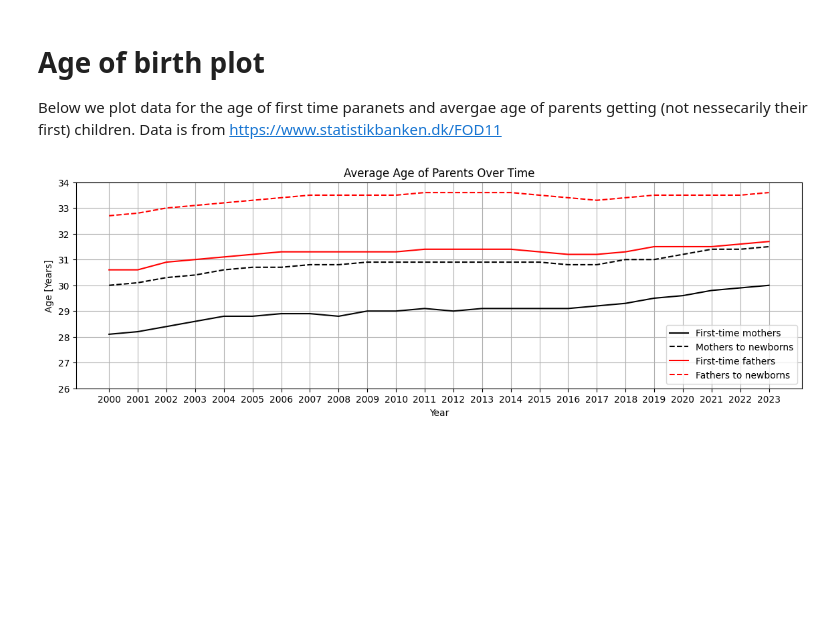
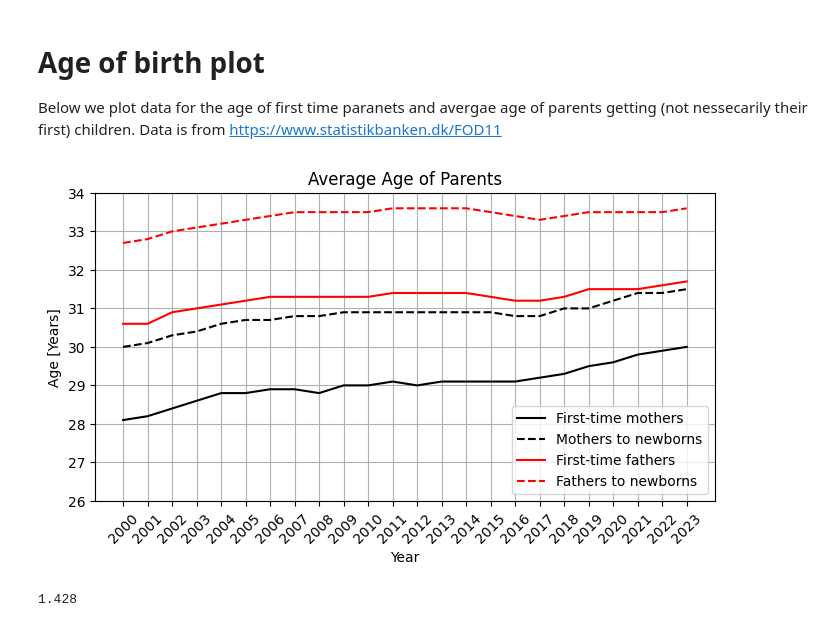
Before and after one commit to AlfredBendtzonHansen/measles-network-DK, a Jupyter notebook: vax_plots.ipynb, the cells around one changed output. Cells and saved outputs as stored; diff of their text form; code cells hidden in the pictures; blank space fills up the shorter version.

```diff
--- a/vax_plots.ipynb
+++ b/vax_plots.ipynb
@@ -160,22 +161,28 @@ Data is from https://www.statistikbanken.dk/FOD11
 age_parent = pd.read_csv('Age_of_parent.csv', sep=";")
 # %%
 #Plot
-plt.figure(figsize=(14,4))
+plt.figure(figsize=(8,4))
 plt.plot(age_parent.iloc[0,1:],  "k-",label = "First-time mothers")
 plt.plot(age_parent.iloc[1,1:], "k--",label = "Mothers to newborns")
 plt.plot(age_parent.iloc[2,1:], "r-",label = "First-time fathers")
 plt.plot(age_parent.iloc[3,1:],"r--",label = "Fathers to newborns")
 
 plt.xlabel('Year')
 plt.ylabel('Age [Years]')
-plt.title('Average Age of Parents Over Time')
+plt.title('Average Age of Parents')
+plt.xticks(rotation=45)
 
 # Adding grid
 plt.grid(True)
 plt.ylim(26,34)
+
 # Displaying legend
 plt.legend(loc='best')
 plt.legend()
 plt.savefig("age_of_parents.pdf", dpi = 400)
 # %% [output]
-[figure, old version]
+[figure, new version]
+# %%
+(1-0.881)*12
+# %% [output]
+1.428
```
Also changed, not shown: parts of 5 cells of this notebook, 4 other files.
